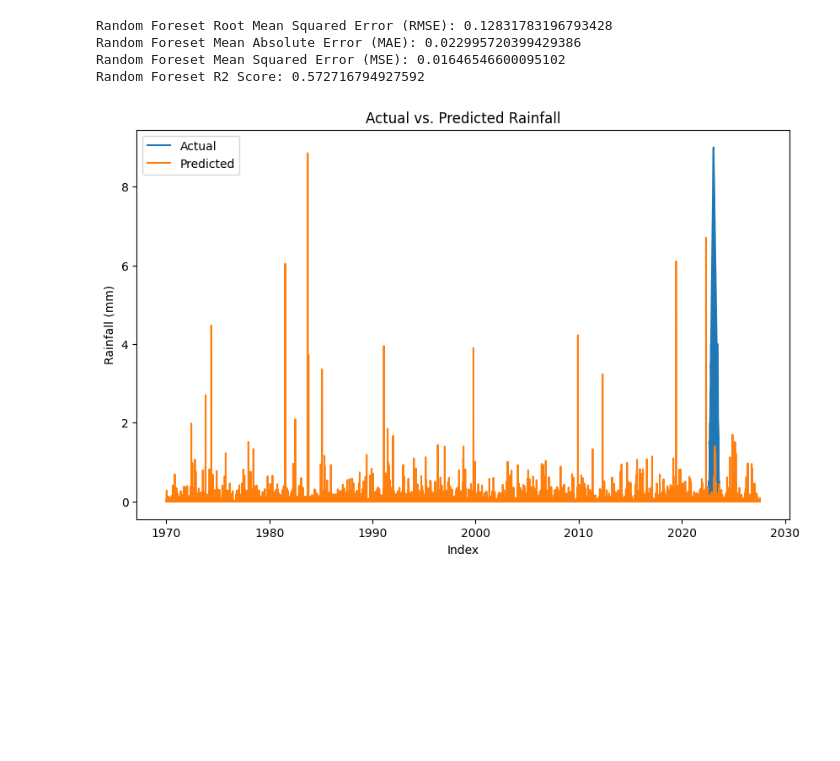
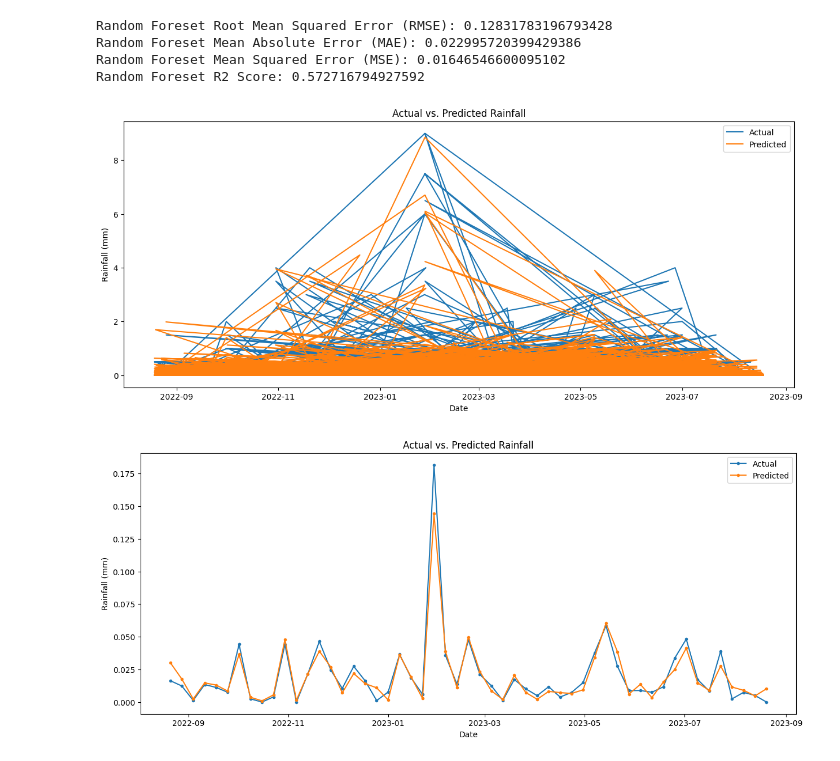
Before and after one commit to YingCG/research-weather-forecast, a Jupyter notebook: MLmodel/MtAlbertAuckland-Every5min1year/RandomForest_rainfall_soilmoisture.ipynb, the cells around one changed output. Drawn from its saved outputs; the diff is of its cells as text; code cells hidden in the pictures; blank space fills up the shorter version.

```diff
--- a/MLmodel/MtAlbertAuckland-Every5min1year/RandomForest_rainfall_soilmoisture.ipynb
+++ b/MLmodel/MtAlbertAuckland-Every5min1year/RandomForest_rainfall_soilmoisture.ipynb
@@ -259,14 +272,37 @@ Random Foreset R2 Score: 0.572716794927592
 # %%
 import matplotlib.pyplot as plt
 
 # Plotting actual vs. predicted values
-plt.figure(figsize=(10, 6))
-plt.plot(y_test, label='Actual')
-plt.plot(rf_predictions, label='Predicted')
+plt.figure(figsize=(15, 6))
+plt.plot(X_test.index, y_test, label='Actual')
+plt.plot(X_test.index, rf_predictions, label='Predicted')
 plt.title('Actual vs. Predicted Rainfall')
-plt.xlabel('Index')
+plt.xlabel('Date')
 plt.ylabel('Rainfall (mm)')
 plt.legend()
 plt.show()
 # %% [output]
-[figure, old version]
+[figure, new version]
+# %%
+import matplotlib.pyplot as plt
+
+# Create a DataFrame with actual and predicted values
+result_df = pd.DataFrame({'Actual': y_test, 'Predicted': rf_predictions}, index=X_test.index)
+
+# Resample data to a weekly frequency
+result_df_weekly = result_df.resample('W').mean()
+
+# Plotting actual vs. predicted values using subplots
+fig, ax = plt.subplots(figsize=(15, 6))
+
+ax.plot(result_df_weekly.index, result_df_weekly['Actual'], label='Actual', marker='.')
+ax.plot(result_df_weekly.index, result_df_weekly['Predicted'], label='Predicted', marker='.')
+
+ax.set_title('Actual vs. Predicted Rainfall')
+ax.set_xlabel('Date')
+ax.set_ylabel('Rainfall (mm)')
+ax.legend()
+
+plt.show()
+# %% [output]
+[figure, added]
```
Also changed, not shown: parts of 4 cells of this notebook, 5 other files.
